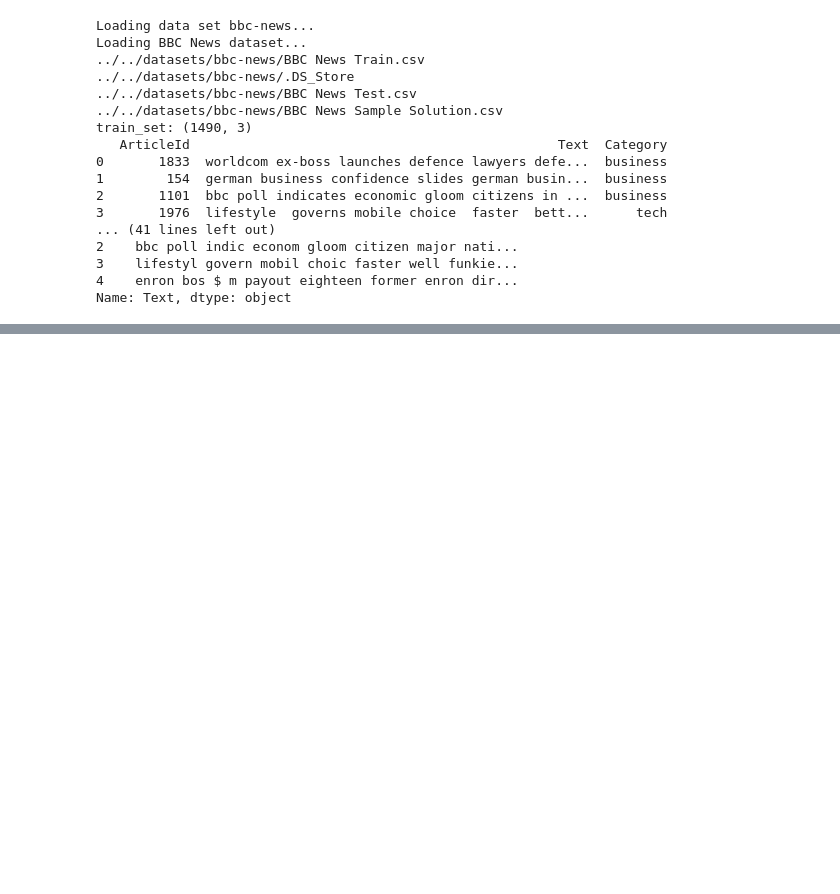
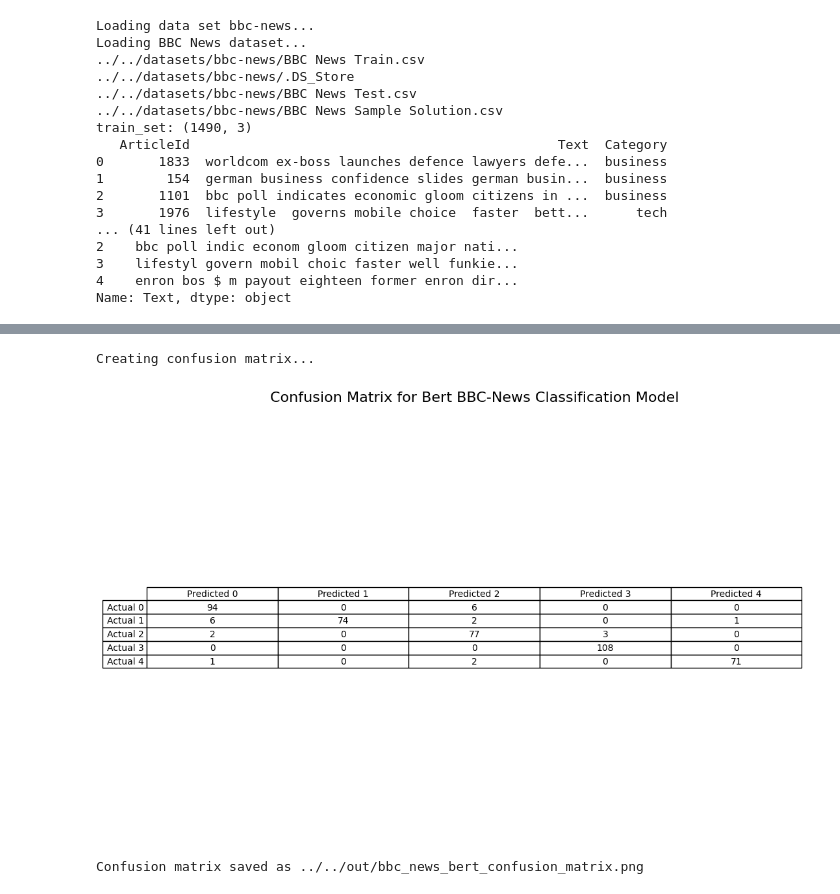
Before and after one commit to pworth1971/layer-cake, a Jupyter notebook: src/ml_test/BBCNewsClassification_BERT_08182024.ipynb, the cells around one changed output, grey strips where cells are left out. Saved outputs shown, nothing was run; the diff lists cells and outputs as text; code cells hidden in the pictures; blank space fills up the shorter version.

```diff
--- a/src/ml_test/BBCNewsClassification_BERT_08182024.ipynb
+++ b/src/ml_test/BBCNewsClassification_BERT_08182024.ipynb
@@ -1043,6 +1019,2 @@ To: /content/FinalFinalTwoTierSnowmirror.csv
-# %%
-import pandas as pd
-import io
-data = pd.read_csv('FinalFinalTwoTierSnowmirror.csv')
 # %%
 ##  Creating a new Dataframe with the cols we're interested In
@@ -1259,0 +1226,33 @@ array([[0.9132952 , 0.08670478],
+# %%
+# Example assuming the data is in a specific key
+# Adjust 'input_ids' to the appropriate key based on your data
+X_train_word_ids = X_train['input_word_ids']
+X_test_word_ids = X_test['input_word_ids']
+# %%
+"""
+with strategy.scope():
+    print('Training...')
+    history = model.fit(X_train,
+                        y_train,
+                        epochs=EPOCHS,
+                        batch_size=BATCH_SIZE,
+                        verbose=1,
+                        validation_data=(X_test, y_test))
+"""
+
+import torch
+from torch.utils.data import DataLoader, TensorDataset
+import torch.nn as nn
+import torch.optim as optim
+from sklearn.metrics import accuracy_score
+
+# Move data to the device (GPU/CPU)
+device = torch.device('cuda' if torch.cuda.is_available() else 'cpu')
+
+# Assuming X_train, y_train, X_test, and y_test are numpy arrays
+#X_train_tensor = torch.tensor(X_train, dtype=torch.long).to(device)
+X_train_tensor = torch.tensor(X_train_word_ids, dtype=torch.long).to(device)
+y_train_tensor = torch.tensor(y_train, dtype=torch.long).to(device)
+#X_test_tensor = torch.tensor(X_test, dtype=torch.long).to(device)
+X_test_tensor = torch.tensor(X_test_word_ids, dtype=torch.long).to(device)
+y_test_tensor = torch.tensor(y_test, dtype=torch.long).to(device)
@@ -1259,0 +1337,12 @@ array([[0.9132952 , 0.08670478],
+# %%
+create_confusion_matrix(
+            y_test,
+            all_preds,
+            title='Confusion Matrix for Bert BBC-News Classification Model',
+            file_name=OUT_DIR+'bbc_news_bert_confusion_matrix.png',
+            debug=False
+        )
+# %% [output]
+Creating confusion matrix...
+[figure, added]
+Confusion matrix saved as ../../out/bbc_news_bert_confusion_matrix.png
```
Also changed, not shown: parts of 21 cells of this notebook, 2 other files.
